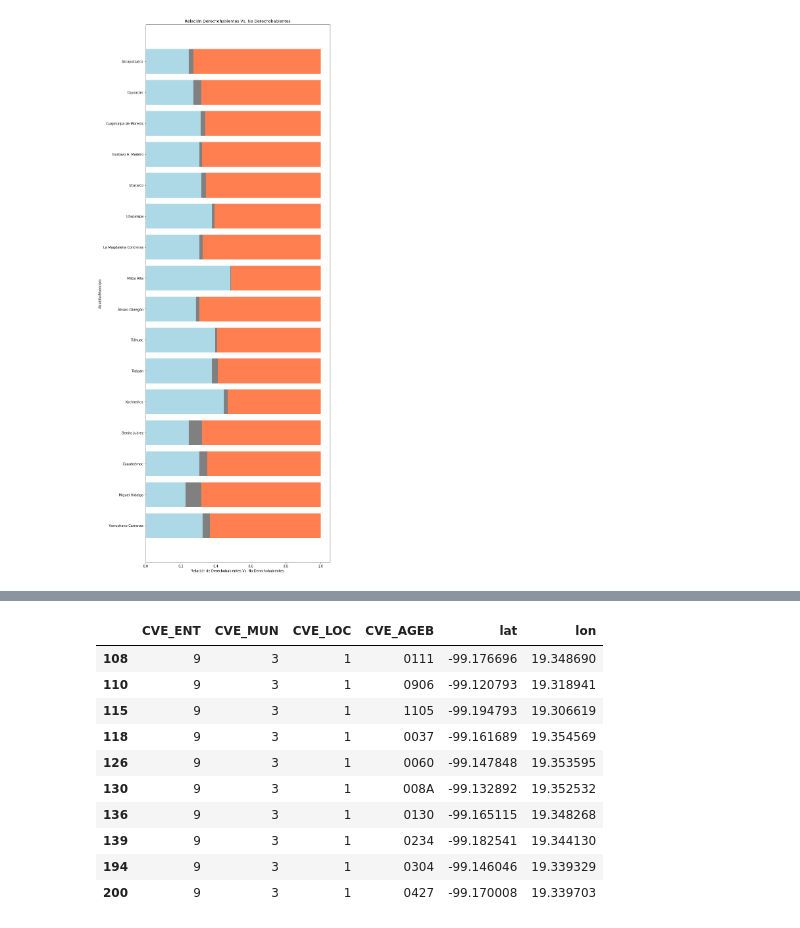
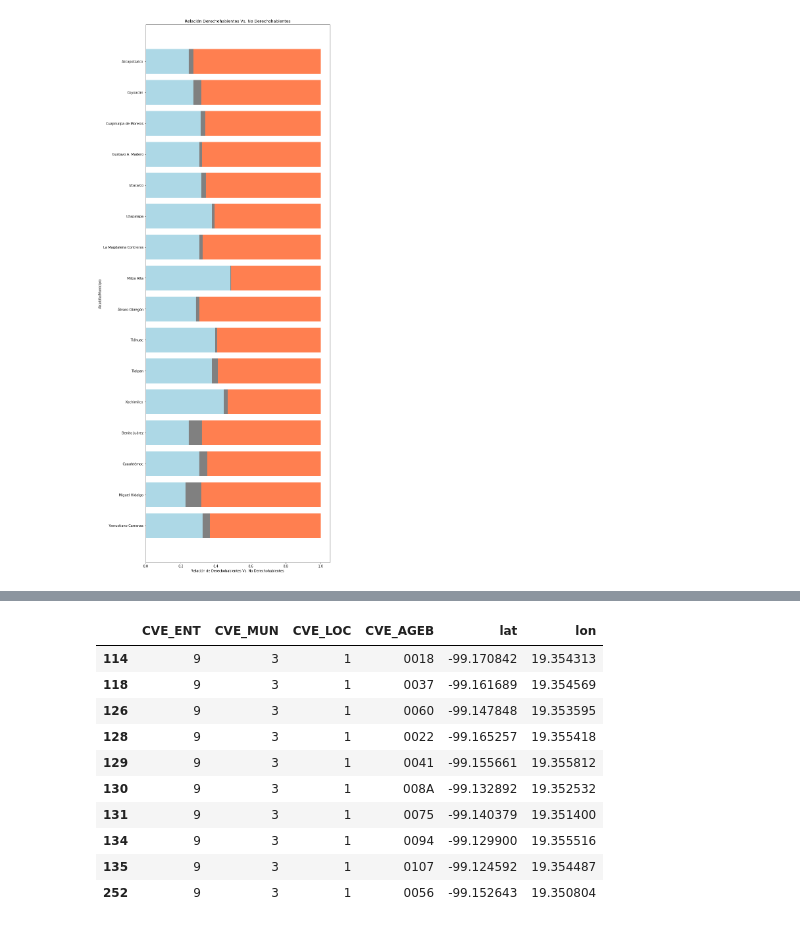
Before and after one commit to Iarmas/Project-1, a Jupyter notebook: Development/Shifu.ipynb, the cells around one changed output, grey strips where cells are left out. Saved outputs shown, nothing was run; the diff lists cells and outputs as text; code cells hidden in the pictures.

```diff
--- a/Development/Shifu.ipynb
+++ b/Development/Shifu.ipynb
@@ -719,26 +801,26 @@ plt.show()
 # %%
 # Google places
 #Base de Longuitud y Latitud
-latlng_pd = pd.read_csv("coordenadas (1).csv")
+latlng_pd = pd.read_csv("Table/coordenadas.csv")
 latlng_pd.columns
 latlng_pd = latlng_pd.iloc[:,1:7]
 # latlng_pd=latlng_pd.iloc[11:21,1:10]
 latlng_pd = latlng_pd.loc[(latlng_pd['CVE_ENT'] == int(Estado)) & (latlng_pd['CVE_MUN'] == int(Municipio))]
 latlng_pd = latlng_pd.loc[latlng_pd['CVE_AGEB'].isin(ageb_keys)]
 #latlng_pd['CVE_AGEB'] = latlng_pd['CVE_AGEB'].str.zfill(4)
 latlng_pd
 # %% [output]
 |  | CVE_ENT | CVE_MUN | CVE_LOC | CVE_AGEB | lat | lon |
-| 108 | 9 | 3 | 1 | 0111 | -99.176696 | 19.348690 |
-| 110 | 9 | 3 | 1 | 0906 | -99.120793 | 19.318941 |
-| 115 | 9 | 3 | 1 | 1105 | -99.194793 | 19.306619 |
+| 114 | 9 | 3 | 1 | 0018 | -99.170842 | 19.354313 |
 | 118 | 9 | 3 | 1 | 0037 | -99.161689 | 19.354569 |
 | 126 | 9 | 3 | 1 | 0060 | -99.147848 | 19.353595 |
+| 128 | 9 | 3 | 1 | 0022 | -99.165257 | 19.355418 |
+| 129 | 9 | 3 | 1 | 0041 | -99.155661 | 19.355812 |
 | 130 | 9 | 3 | 1 | 008A | -99.132892 | 19.352532 |
-| 136 | 9 | 3 | 1 | 0130 | -99.165115 | 19.348268 |
-| 139 | 9 | 3 | 1 | 0234 | -99.182541 | 19.344130 |
-| 194 | 9 | 3 | 1 | 0304 | -99.146046 | 19.339329 |
-| 200 | 9 | 3 | 1 | 0427 | -99.170008 | 19.339703 |
+| 131 | 9 | 3 | 1 | 0075 | -99.140379 | 19.351400 |
+| 134 | 9 | 3 | 1 | 0094 | -99.129900 | 19.355516 |
+| 135 | 9 | 3 | 1 | 0107 | -99.124592 | 19.354487 |
+| 252 | 9 | 3 | 1 | 0056 | -99.152643 | 19.350804 |
 # %%
 target_search=input("What you want to search: ")
 target_type=input("What is your business type: ")
```
Also changed, not shown: parts of 22 cells of this notebook, 24 other files.
